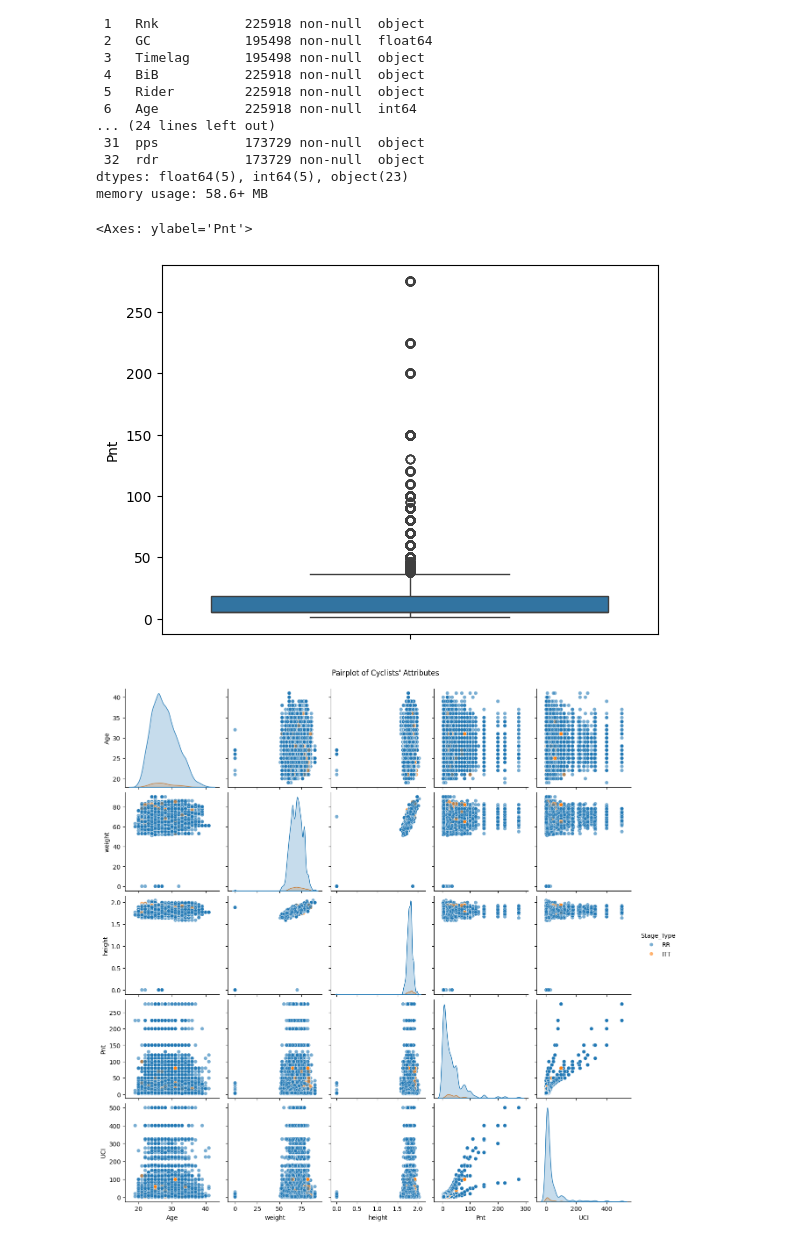
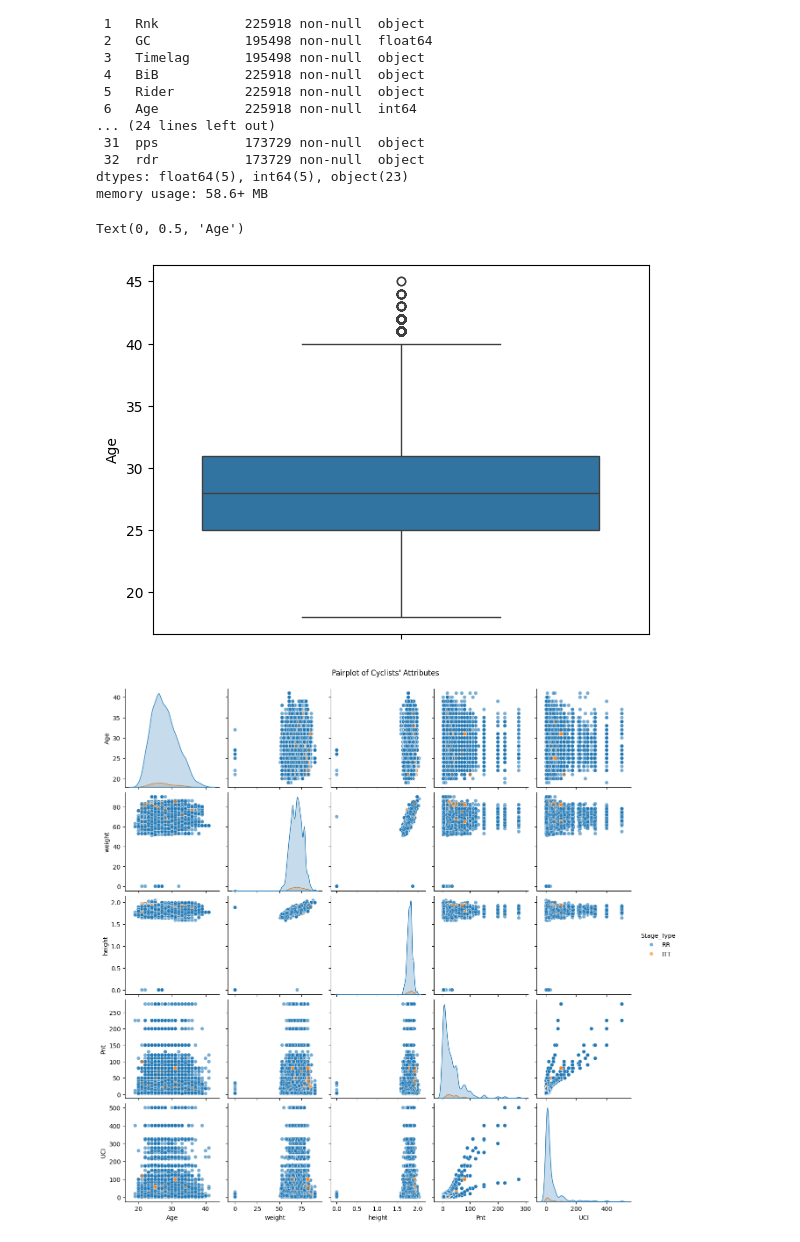
Before and after one commit to thmaz/DatSci_PI7-1, a Jupyter notebook: main.ipynb, the cells around one changed output. Cells and saved outputs as stored; diff of their text form; code cells hidden in the pictures.

```diff
--- a/main.ipynb
+++ b/main.ipynb
@@ -187,10 +188,12 @@ Data columns (total 33 columns):
 dtypes: float64(5), int64(5), object(23)
 memory usage: 58.6+ MB
 # %%
-sns.boxplot(data=df['Pnt'])
+sns.boxplot(data=df['Age'])
+plt.xlabel("")
+plt.ylabel("Age")
 # %% [output]
-<Axes: ylabel='Pnt'>
+Text(0, 0.5, 'Age')
-[figure, old version]
+[figure, new version]
 # %%
 relevant_columns = ['Age', 'weight', 'height', 'Pnt', 'UCI', 'Stage_Type']
 df_clean = df[relevant_columns].dropna()
```
Also changed, not shown: parts of 4 cells of this notebook.
